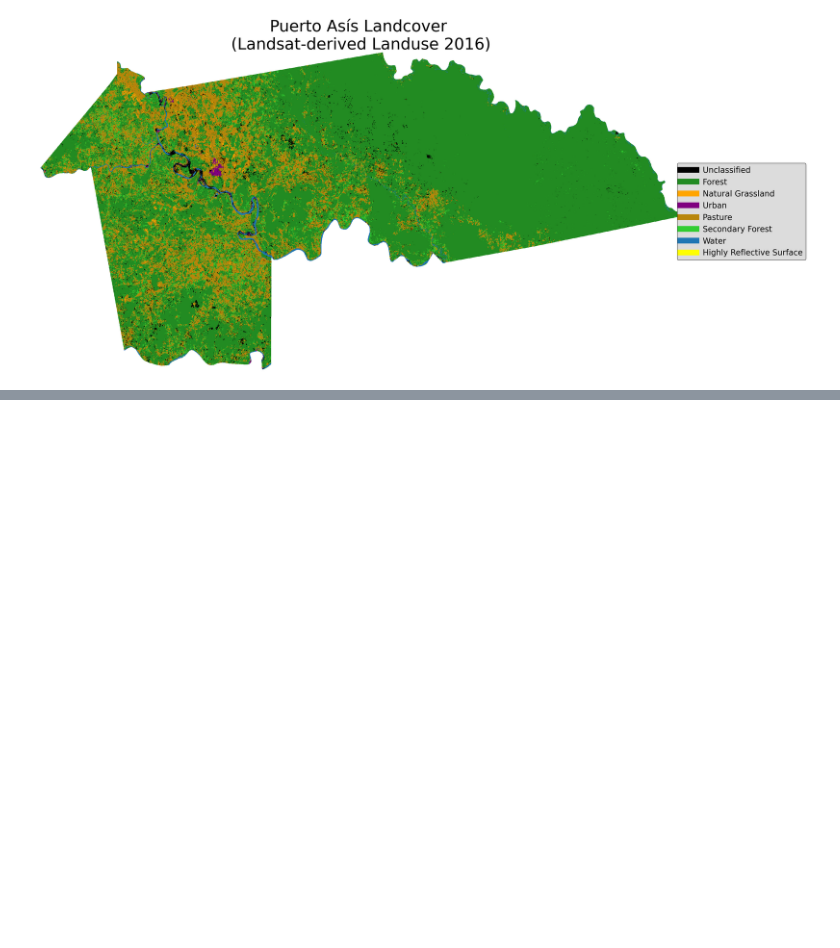
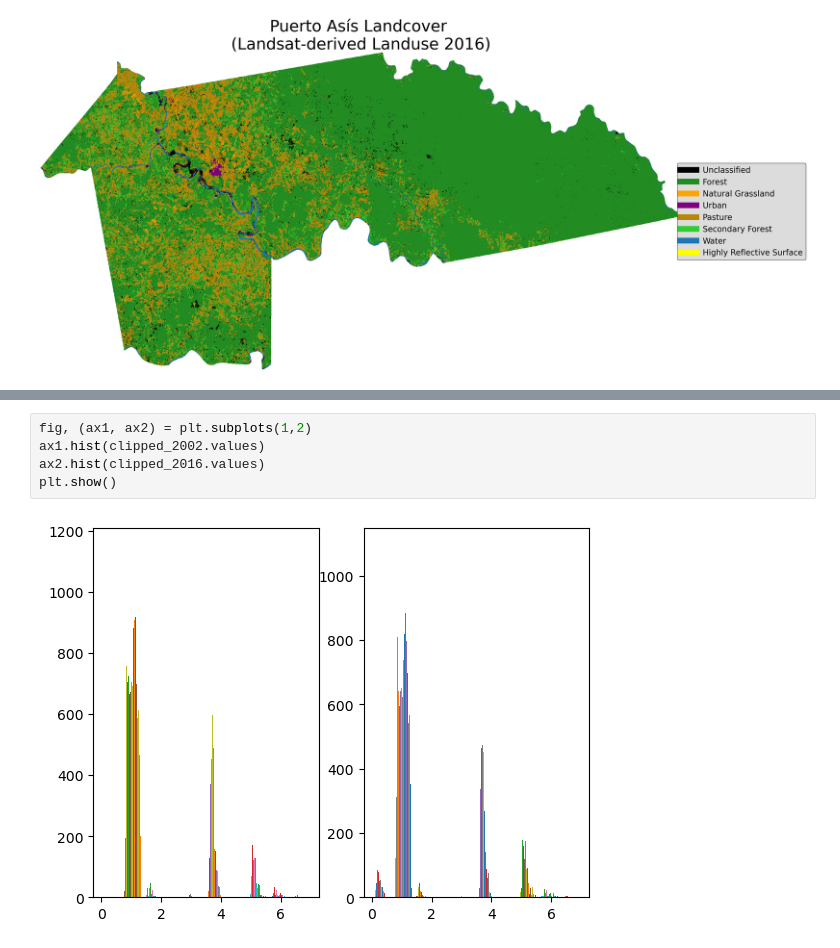
Before and after one commit to macacosta/04-geopark-raster-data, a Jupyter notebook: notebooks/04-geopark-raster-data-solutions.ipynb, the cells around one changed output, grey strips where cells are left out. Cells and saved outputs as stored; diff of their text form; blank space fills up the shorter version.

```diff
--- a/notebooks/04-geopark-raster-data-solutions.ipynb
+++ b/notebooks/04-geopark-raster-data-solutions.ipynb
@@ -292,0 +293,7 @@ plt.show()
+# %%
+fig, (ax1, ax2) = plt.subplots(1,2)
+ax1.hist(clipped_2002.values)
+ax2.hist(clipped_2016.values)
+plt.show()
+# %% [output]
+[figure, added]
```
Also changed, not shown: parts of 2 cells of this notebook.
